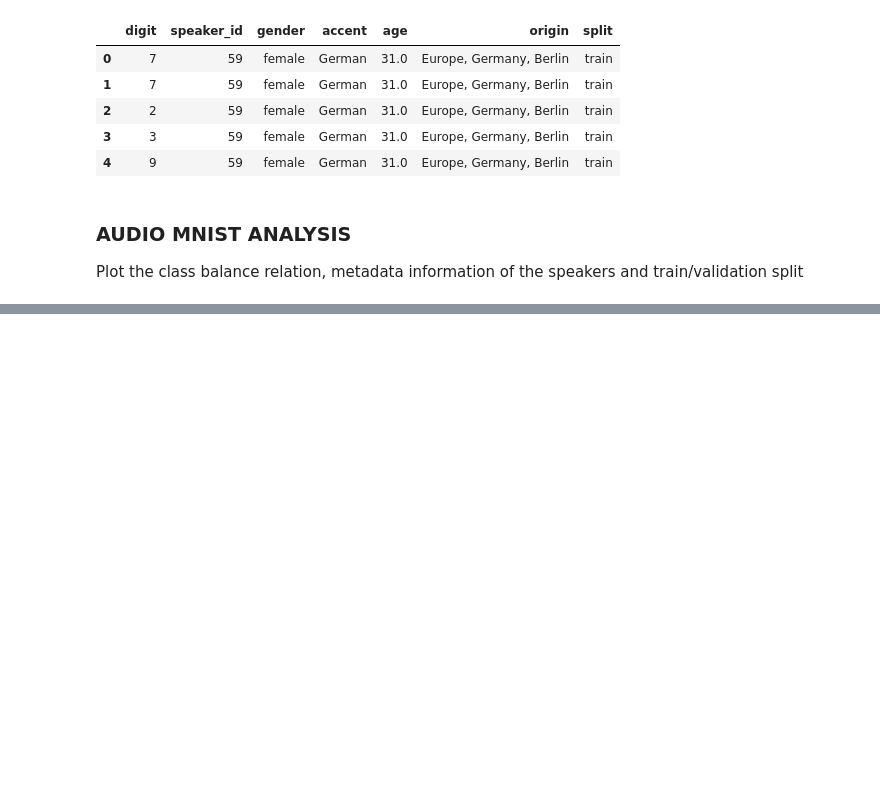
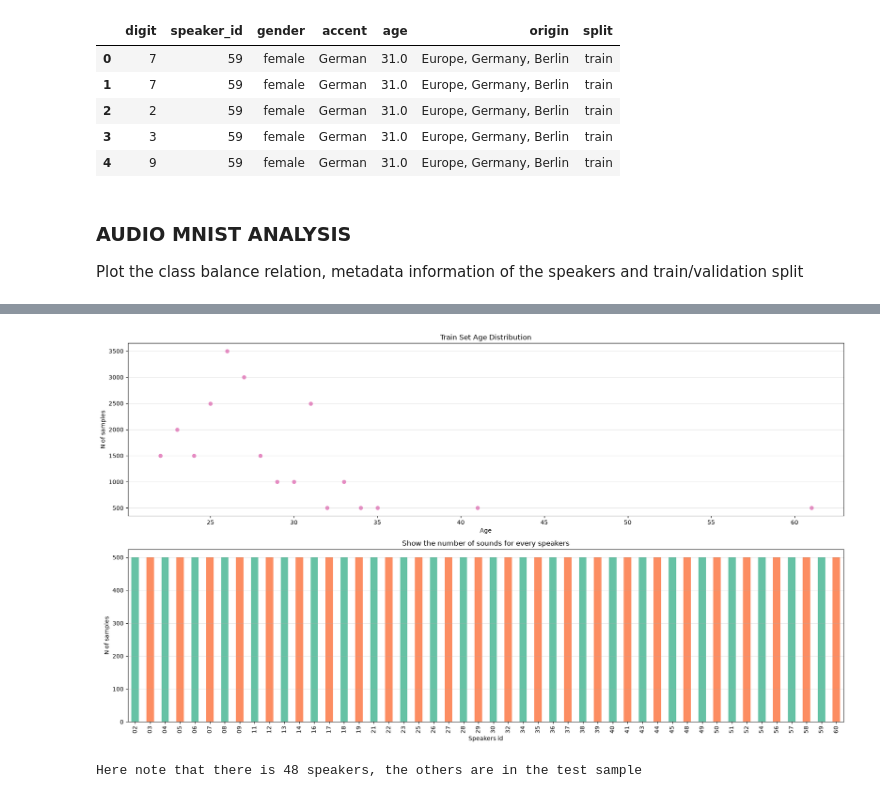
Before and after one commit to AmetsMarti/SDOML-project1, a Jupyter notebook: notebooks/00_download_dataset.ipynb, the cells around one changed output, grey strips where cells are left out. Saved outputs shown, nothing was run; the diff lists cells and outputs as text; code cells hidden in the pictures; blank space fills up the shorter version.

Commit message:
feat: Additional graph for data exploration

```diff
--- a/notebooks/00_download_dataset.ipynb
+++ b/notebooks/00_download_dataset.ipynb
@@ -111,0 +108,25 @@ plt.show()
+# %%
+fig, axs = plt.subplots(2, 1, figsize=(18, 10))
+
+# Number of sound for each ages
+age_counts = train_df["age"].value_counts().sort_index()
+axs[0].scatter(age_counts.index, age_counts.values, color=palette[3])
+axs[0].set_title("Train Set Age Distribution")
+axs[0].set_xlabel("Age")
+axs[0].set_ylabel("N of samples")
+axs[0].grid(axis="y", alpha=0.3)
+
+# Train Set Number of sound for each speakers
+train_df["speaker_id"].value_counts().sort_index().plot.bar(ax=axs[1], color=palette[:2])
+axs[1].set_title("Show the number of sounds for every speakers")
+axs[1].set_xlabel("Speakers id")
+axs[1].set_ylabel("N of samples")
+axs[1].grid(axis="y", alpha=0.3)
+
+plt.tight_layout()
+plt.show()
+
+print(f"Here note that there is {train_df['speaker_id'].nunique()} speakers, the others are in the test sample")
+# %% [output]
+[figure, added]
+Here note that there is 48 speakers, the others are in the test sample
```
Also changed, not shown: parts of 5 cells of this notebook, 1 other file.
